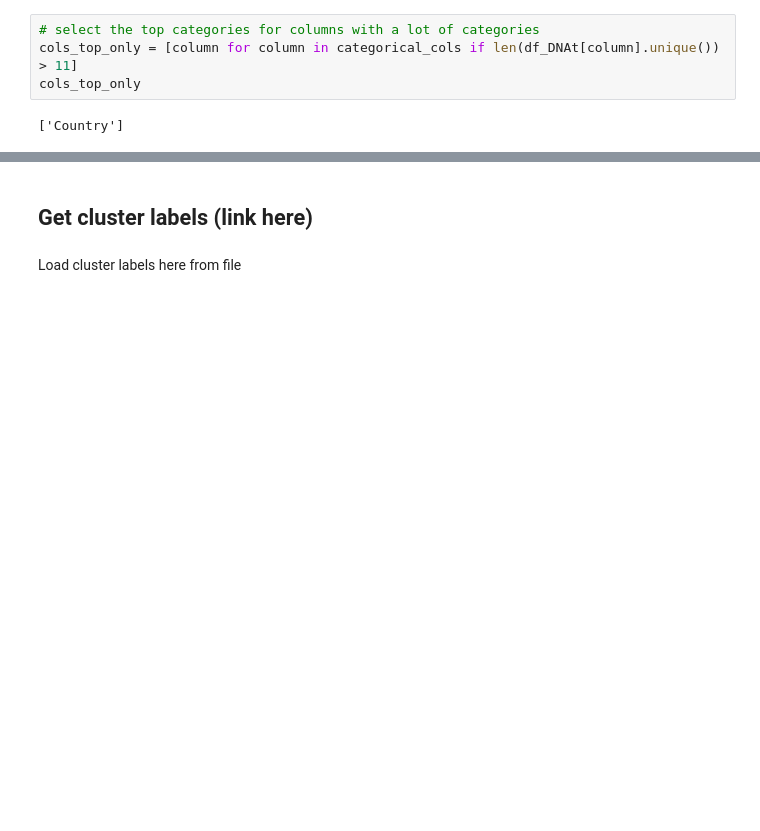
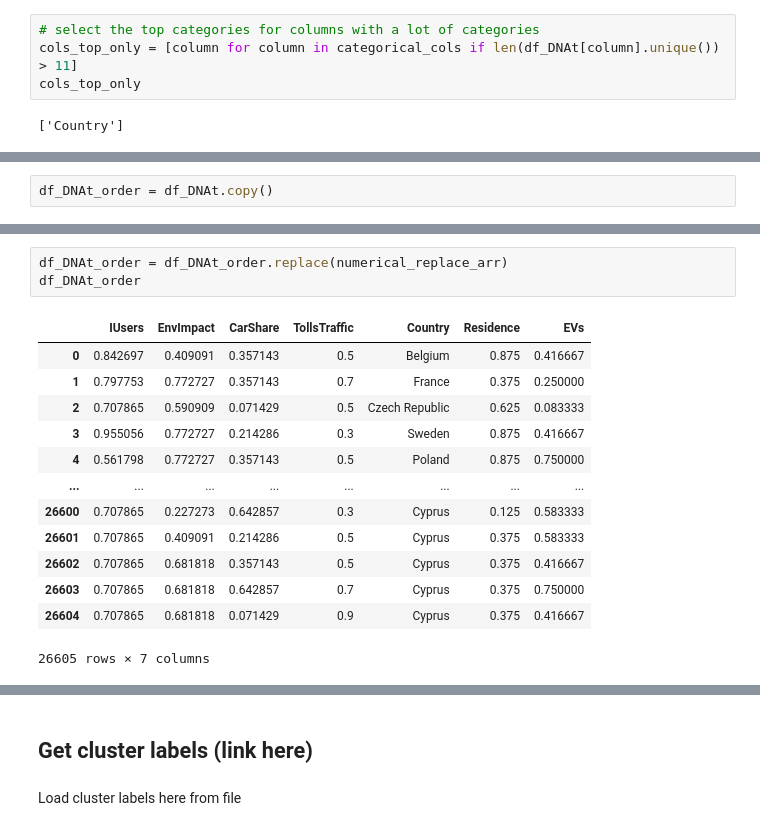
Before and after one commit to AndyHuang97/Intelligent-Mobility, a Jupyter notebook: Analysis - Histplots.ipynb, the cells around one changed output, grey strips where cells are left out. Cells and saved outputs as stored; diff of their text form; blank space fills up the shorter version.

```diff
--- a/Analysis - Histplots.ipynb
+++ b/Analysis - Histplots.ipynb
@@ -242,0 +252,2 @@ cols_top_only
+# %%
+df_DNAt_order = df_DNAt.copy()
@@ -242,0 +287,17 @@ cols_top_only
+# %%
+df_DNAt_order = df_DNAt_order.replace(numerical_replace_arr)
+df_DNAt_order
+# %% [output]
+|  | IUsers | EnvImpact | CarShare | TollsTraffic | Country | Residence | EVs |
+| 0 | 0.842697 | 0.409091 | 0.357143 | 0.5 | Belgium | 0.875 | 0.416667 |
+| 1 | 0.797753 | 0.772727 | 0.357143 | 0.7 | France | 0.375 | 0.250000 |
+| 2 | 0.707865 | 0.590909 | 0.071429 | 0.5 | Czech Republic | 0.625 | 0.083333 |
+| 3 | 0.955056 | 0.772727 | 0.214286 | 0.3 | Sweden | 0.875 | 0.416667 |
+| 4 | 0.561798 | 0.772727 | 0.357143 | 0.5 | Poland | 0.875 | 0.750000 |
+| ... | ... | ... | ... | ... | ... | ... | ... |
+| 26600 | 0.707865 | 0.227273 | 0.642857 | 0.3 | Cyprus | 0.125 | 0.583333 |
+| 26601 | 0.707865 | 0.409091 | 0.214286 | 0.5 | Cyprus | 0.375 | 0.583333 |
+| 26602 | 0.707865 | 0.681818 | 0.357143 | 0.5 | Cyprus | 0.375 | 0.416667 |
+| 26603 | 0.707865 | 0.681818 | 0.642857 | 0.7 | Cyprus | 0.375 | 0.750000 |
+| 26604 | 0.707865 | 0.681818 | 0.071429 | 0.9 | Cyprus | 0.375 | 0.416667 |
+26605 rows × 7 columns
```
Also changed, not shown: parts of 19 cells of this notebook.
